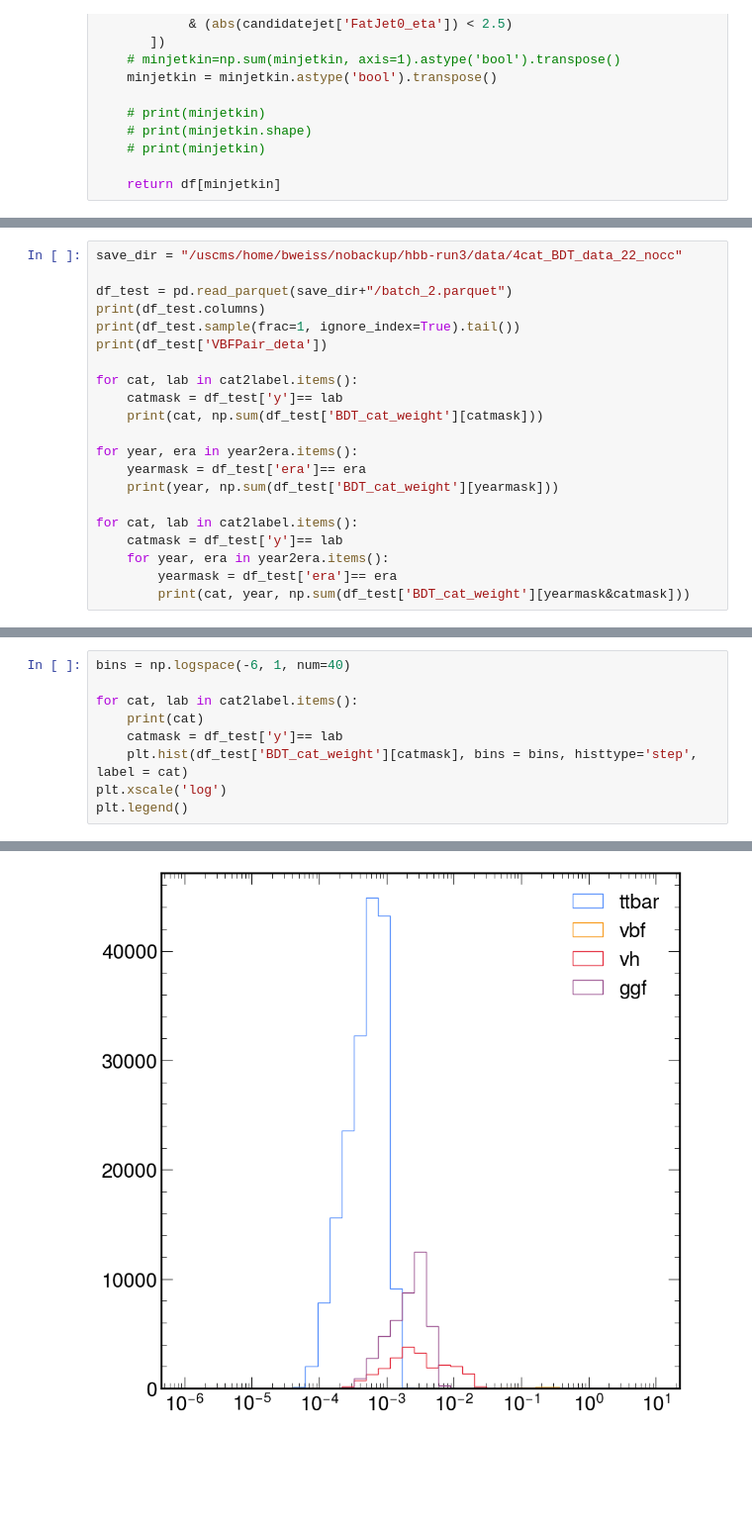
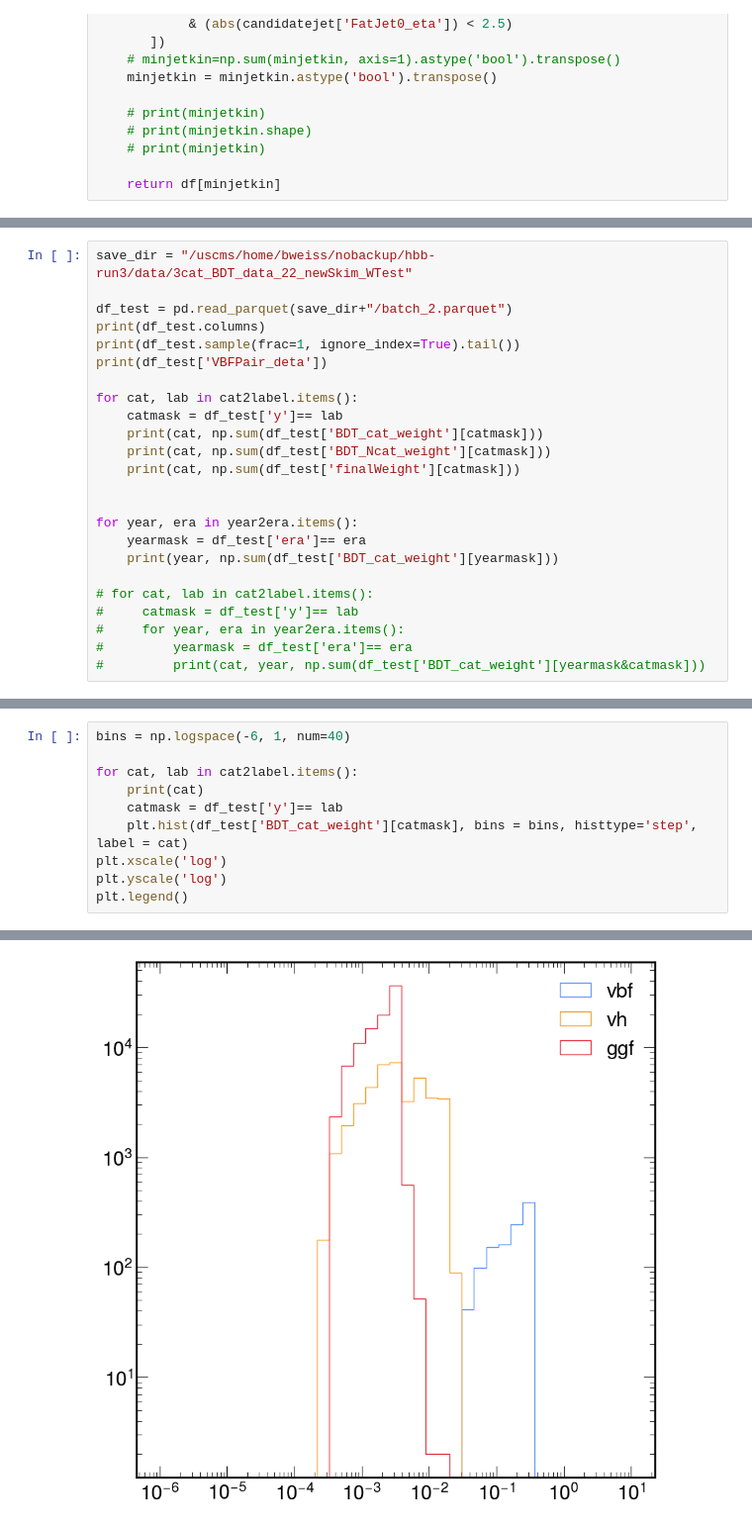
Before and after one commit to weissben2000/hbb-run3, a Jupyter notebook: python/BDT_DataGenerator.ipynb, the cells around one changed output, grey strips where cells are left out. Shown at 99% size. Drawn from its saved outputs; the diff is of its cells as text; blank space fills up the shorter version.

```diff
--- a/python/BDT_DataGenerator.ipynb
+++ b/python/BDT_DataGenerator.ipynb
@@ -269,5 +285,5 @@ Loaded TTto4Q                                            : 1399722 entries
 # %%
-save_dir = "/uscms/home/bweiss/nobackup/hbb-run3/data/4cat_BDT_data_22_nocc"
+save_dir = "/uscms/home/bweiss/nobackup/hbb-run3/data/3cat_BDT_data_22_newSkim_WTest"
 
 df_test = pd.read_parquet(save_dir+"/batch_2.parquet")
 print(df_test.columns)
@@ -277,16 +293,19 @@ print(df_test['VBFPair_deta'])
 for cat, lab in cat2label.items():
     catmask = df_test['y']== lab
     print(cat, np.sum(df_test['BDT_cat_weight'][catmask]))
+    print(cat, np.sum(df_test['BDT_Ncat_weight'][catmask]))
+    print(cat, np.sum(df_test['finalWeight'][catmask]))
+
 
 for year, era in year2era.items():
     yearmask = df_test['era']== era
     print(year, np.sum(df_test['BDT_cat_weight'][yearmask]))
 
-for cat, lab in cat2label.items():
-    catmask = df_test['y']== lab
-    for year, era in year2era.items():
-        yearmask = df_test['era']== era
-        print(cat, year, np.sum(df_test['BDT_cat_weight'][yearmask&catmask]))
+# for cat, lab in cat2label.items():
+#     catmask = df_test['y']== lab
+#     for year, era in year2era.items():
+#         yearmask = df_test['era']== era
+#         print(cat, year, np.sum(df_test['BDT_cat_weight'][yearmask&catmask]))
 # %% [output]
 Index(['nFatJet', 'nJet', 'FatJet0_phi', 'FatJet0_eta', 'FatJet0_n2b1',
        'FatJet0_n3b1', 'FatJet1_pt', 'FatJet1_phi', 'FatJet1_eta',
@@ -313,5 +332,6 @@ for cat, lab in cat2label.items():
     catmask = df_test['y']== lab
     plt.hist(df_test['BDT_cat_weight'][catmask], bins = bins, histtype='step', label = cat)
 plt.xscale('log')
+plt.yscale('log')
 plt.legend()
 # %% [output]
@@ -319,5 +338,5 @@ ttbar
 vbf
 vh
 ggf
 <matplotlib.legend.Legend at 0x...>
-[figure, old version]
+[figure, new version]
```
Also changed, not shown: parts of 6 cells of this notebook, 3 other files.
